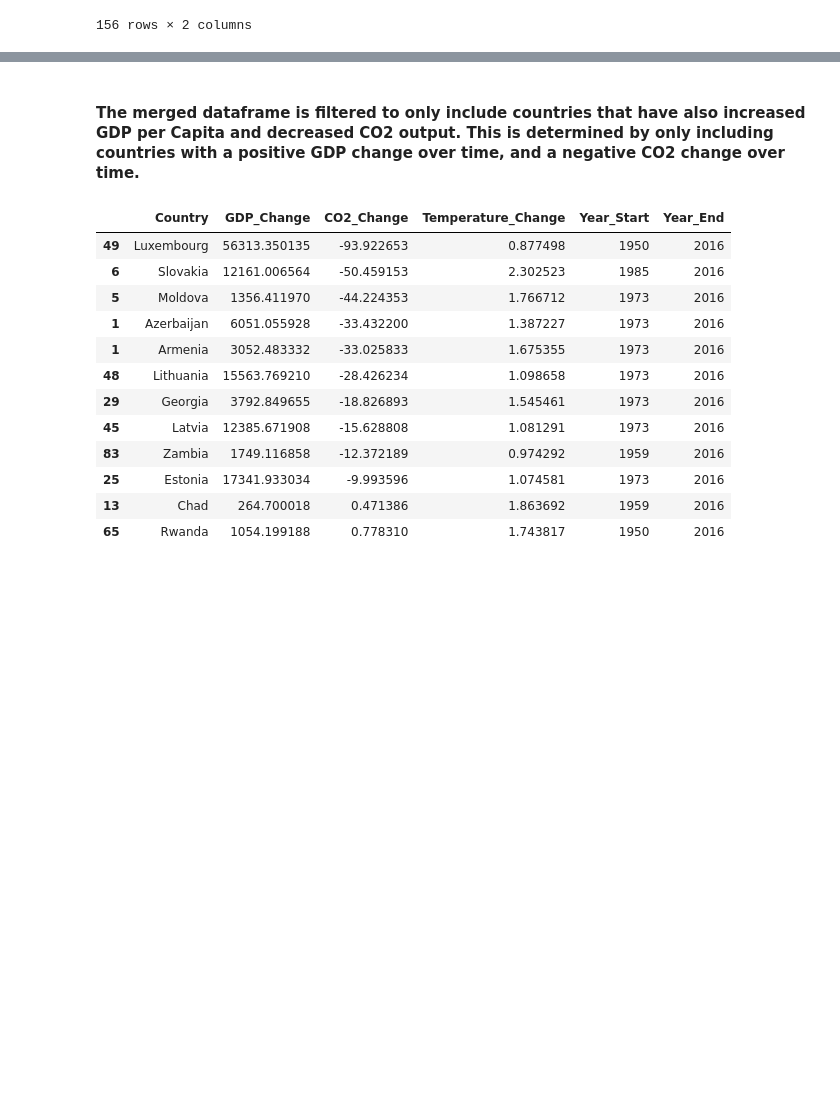
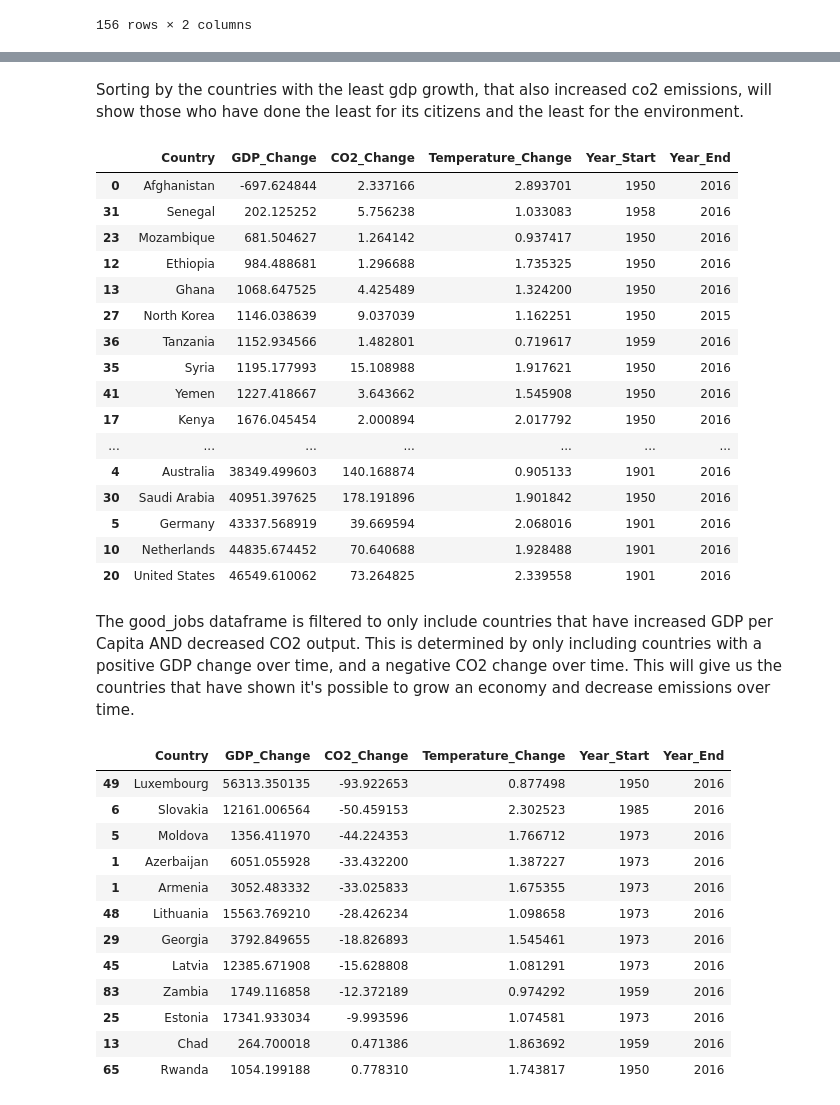
Before and after one commit to CUDAEnviron/Environmental_Proj, a Jupyter notebook: High_Low_analysis.ipynb, the cells around one changed output, grey strips where cells are left out. Cells and saved outputs as stored; diff of their text form; code cells hidden in the pictures; blank space fills up the shorter version.

```diff
--- a/High_Low_analysis.ipynb
+++ b/High_Low_analysis.ipynb
@@ -201,5 +281,28 @@ good_job.head()
+# %% [markdown]
+Sorting by the countries with the least gdp growth, that also increased co2 emissions, will show those who have done the least for its citizens and the least for the environment.
+# %%
+the_worst = bad_job.loc[(bad_job['CO2_Change'] > 1)].sort_values(by= 'GDP_Change', ascending=True)
+the_worst
+# %% [output]
+|  | Country | GDP_Change | CO2_Change | Temperature_Change | Year_Start | Year_End |
+| 0 | Afghanistan | -697.624844 | 2.337166 | 2.893701 | 1950 | 2016 |
+| 31 | Senegal | 202.125252 | 5.756238 | 1.033083 | 1958 | 2016 |
+| 23 | Mozambique | 681.504627 | 1.264142 | 0.937417 | 1950 | 2016 |
+| 12 | Ethiopia | 984.488681 | 1.296688 | 1.735325 | 1950 | 2016 |
+| 13 | Ghana | 1068.647525 | 4.425489 | 1.324200 | 1950 | 2016 |
+| 27 | North Korea | 1146.038639 | 9.037039 | 1.162251 | 1950 | 2015 |
+| 36 | Tanzania | 1152.934566 | 1.482801 | 0.719617 | 1959 | 2016 |
+| 35 | Syria | 1195.177993 | 15.108988 | 1.917621 | 1950 | 2016 |
+| 41 | Yemen | 1227.418667 | 3.643662 | 1.545908 | 1950 | 2016 |
+| 17 | Kenya | 1676.045454 | 2.000894 | 2.017792 | 1950 | 2016 |
+| ... | ... | ... | ... | ... | ... | ... |
+| 4 | Australia | 38349.499603 | 140.168874 | 0.905133 | 1901 | 2016 |
+| 30 | Saudi Arabia | 40951.397625 | 178.191896 | 1.901842 | 1950 | 2016 |
+| 5 | Germany | 43337.568919 | 39.669594 | 2.068016 | 1901 | 2016 |
+| 10 | Netherlands | 44835.674452 | 70.640688 | 1.928488 | 1901 | 2016 |
+| 20 | United States | 46549.610062 | 73.264825 | 2.339558 | 1901 | 2016 |
 # %% [markdown]
-#### The merged dataframe is filtered to only include countries that have also increased GDP per Capita and decreased CO2 output.  This is determined by only including countries with a positive GDP change over time, and a negative CO2 change over time.
+The good_jobs dataframe is filtered to only include countries that have increased GDP per Capita AND decreased CO2 output.  This is determined by only including countries with a positive GDP change over time, and a negative CO2 change over time.  This will give us the countries that have shown it's possible to grow an economy and decrease emissions over time.
 # %%
 #filter for countries who both increased gdp and decreased co2
 bravo = good_job.loc[(good_job['CO2_Change'] < 1) & (good_job['GDP_Change'] > 1)].sort_values(by= 'CO2_Change', ascending=True)
```
Also changed, not shown: parts of 19 cells of this notebook, 6 other files.
